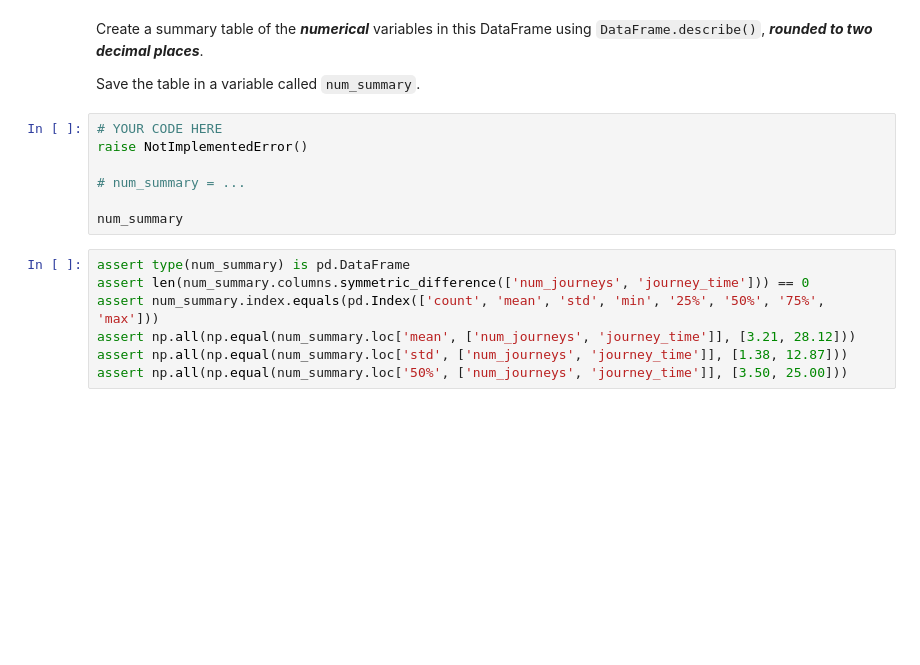
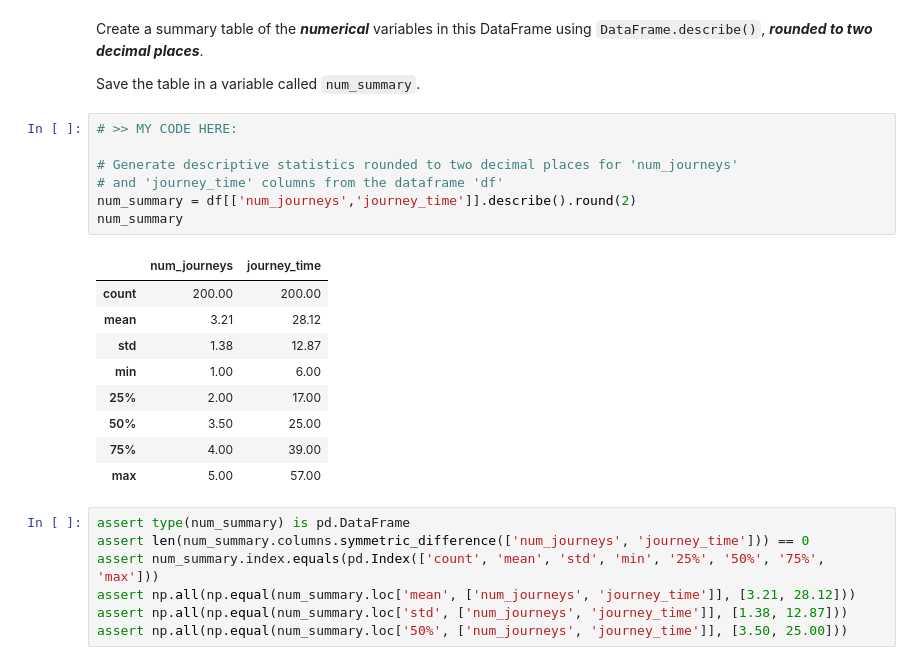
Before and after one commit to carlos-alves-one/Univariate-Descriptive-Statistics, a Jupyter notebook: Descriptive_statistics_1.ipynb, the cells around one changed output. Cells and saved outputs as stored; diff of their text form; blank space fills up the shorter version.

Commit message:
Generate descriptive statistics rounded to two decimal places

```diff
--- a/Descriptive_statistics_1.ipynb
+++ b/Descriptive_statistics_1.ipynb
@@ -167,13 +167,23 @@ assert np.all(np.equal(cat_summary.loc['freq'], [102, 85, 64]))
 Create a summary table of the ***numerical*** variables in this DataFrame using `DataFrame.describe()`, ***rounded to two decimal places***.
 
 Save the table in a variable called `num_summary`.
-# %%
-# YOUR CODE HERE
-raise NotImplementedError()
-
-# num_summary = ...
-
-num_summary
+# %%
+# >> MY CODE HERE:
+
+# Generate descriptive statistics rounded to two decimal places for 'num_journeys'
+# and 'journey_time' columns from the dataframe 'df'
+num_summary = df[['num_journeys','journey_time']].describe().round(2)
+num_summary
+# %% [output]
+|  | num_journeys | journey_time |
+| count | 200.00 | 200.00 |
+| mean | 3.21 | 28.12 |
+| std | 1.38 | 12.87 |
+| min | 1.00 | 6.00 |
+| 25% | 2.00 | 17.00 |
+| 50% | 3.50 | 25.00 |
+| 75% | 4.00 | 39.00 |
+| max | 5.00 | 57.00 |
 # %%
 assert type(num_summary) is pd.DataFrame
 assert len(num_summary.columns.symmetric_difference(['num_journeys', 'journey_time'])) == 0
```
